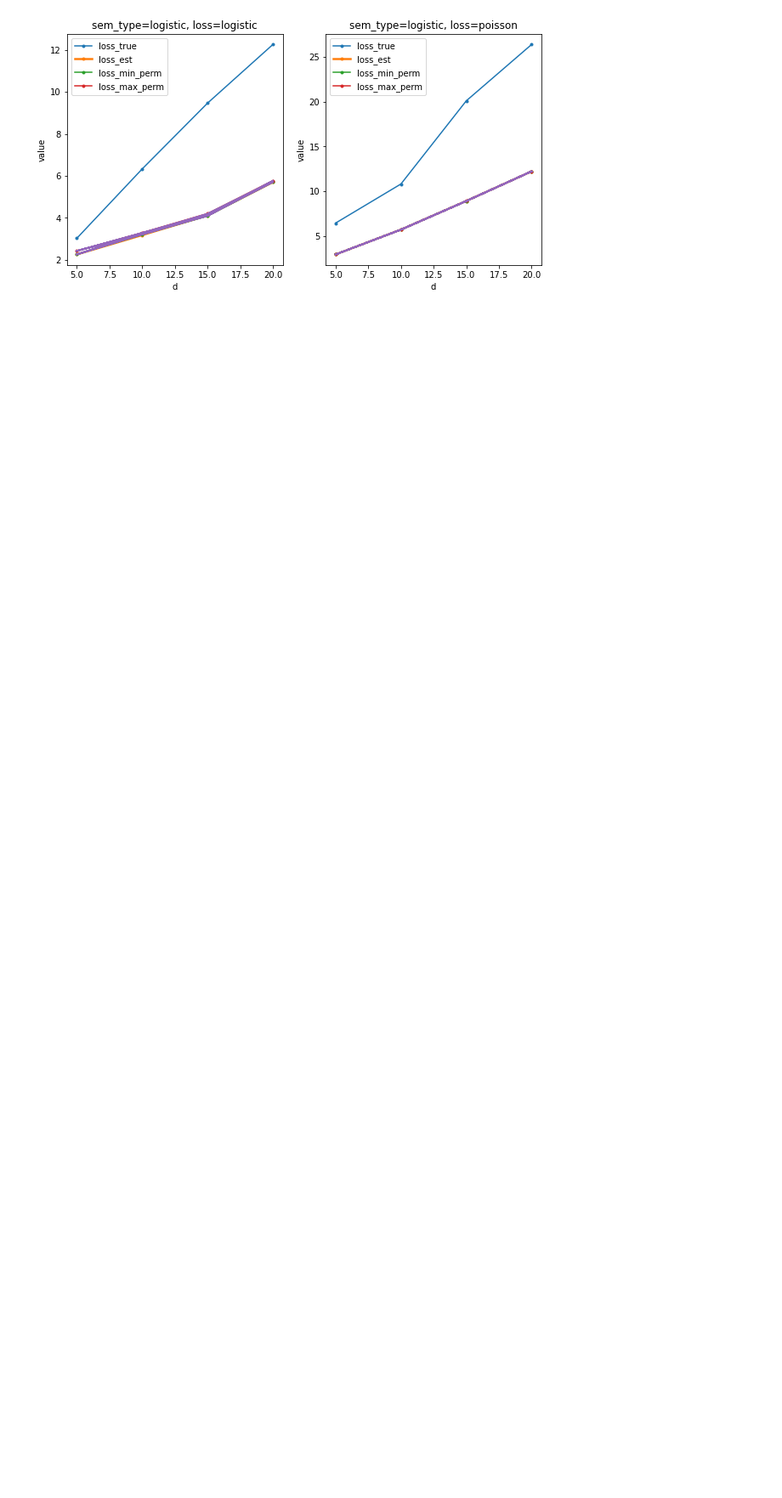
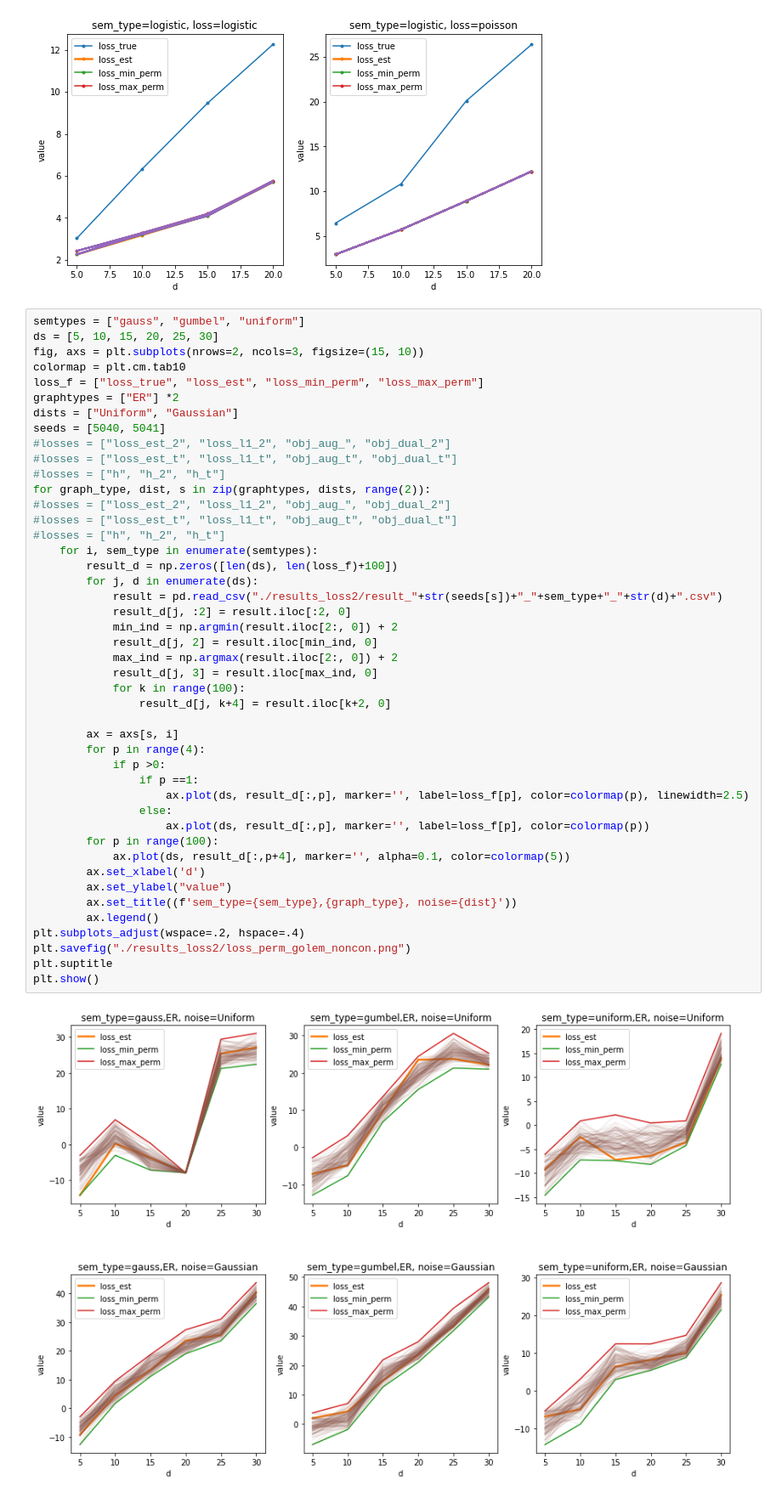
Before and after one commit to lmqxwm/Notears_, a Jupyter notebook: notears/simulation6.ipynb, the cells around one changed output. Shown: that part at 85% size. Drawn from its saved outputs; the diff is of its cells as text; blank space fills up the shorter version.

```diff
--- a/notears/simulation6.ipynb
+++ b/notears/simulation6.ipynb
@@ -556,3 +556,50 @@ plt.suptitle
 plt.show()
 # %% [output]
 [figure]
+# %%
+semtypes = ["gauss", "gumbel", "uniform"]
+ds = [5, 10, 15, 20, 25, 30]
+fig, axs = plt.subplots(nrows=2, ncols=3, figsize=(15, 10))
+colormap = plt.cm.tab10
+loss_f = ["loss_true", "loss_est", "loss_min_perm", "loss_max_perm"]
+graphtypes = ["ER"] *2
+dists = ["Uniform", "Gaussian"]
+seeds = [5040, 5041]
+#losses = ["loss_est_2", "loss_l1_2", "obj_aug_", "obj_dual_2"]
+#losses = ["loss_est_t", "loss_l1_t", "obj_aug_t", "obj_dual_t"]
+#losses = ["h", "h_2", "h_t"]
+for graph_type, dist, s in zip(graphtypes, dists, range(2)):
+#losses = ["loss_est_2", "loss_l1_2", "obj_aug_", "obj_dual_2"]
+#losses = ["loss_est_t", "loss_l1_t", "obj_aug_t", "obj_dual_t"]
+#losses = ["h", "h_2", "h_t"]
+    for i, sem_type in enumerate(semtypes):
+        result_d = np.zeros([len(ds), len(loss_f)+100])
+        for j, d in enumerate(ds):
+            result = pd.read_csv("./results_loss2/result_"+str(seeds[s])+"_"+sem_type+"_"+str(d)+".csv")
+            result_d[j, :2] = result.iloc[:2, 0]
+            min_ind = np.argmin(result.iloc[2:, 0]) + 2
+            result_d[j, 2] = result.iloc[min_ind, 0]
+            max_ind = np.argmax(result.iloc[2:, 0]) + 2
+            result_d[j, 3] = result.iloc[max_ind, 0]
+            for k in range(100):
+                result_d[j, k+4] = result.iloc[k+2, 0]
+
+        ax = axs[s, i]
+        for p in range(4):
+            if p >0:
+                if p ==1:
+                    ax.plot(ds, result_d[:,p], marker='', label=loss_f[p], color=colormap(p), linewidth=2.5)
+                else:
+                    ax.plot(ds, result_d[:,p], marker='', label=loss_f[p], color=colormap(p))
+        for p in range(100):
+            ax.plot(ds, result_d[:,p+4], marker='', alpha=0.1, color=colormap(5))
+        ax.set_xlabel('d')
+        ax.set_ylabel("value")
+        ax.set_title((f'sem_type={sem_type},{graph_type}, noise={dist}'))
+        ax.legend()
+plt.subplots_adjust(wspace=.2, hspace=.4)
+plt.savefig("./results_loss2/loss_perm_golem_noncon.png")
+plt.suptitle
+plt.show()
+# %% [output]
+[figure, added]
```
Also changed, not shown: parts of 10 cells of this notebook, 57 other files.
